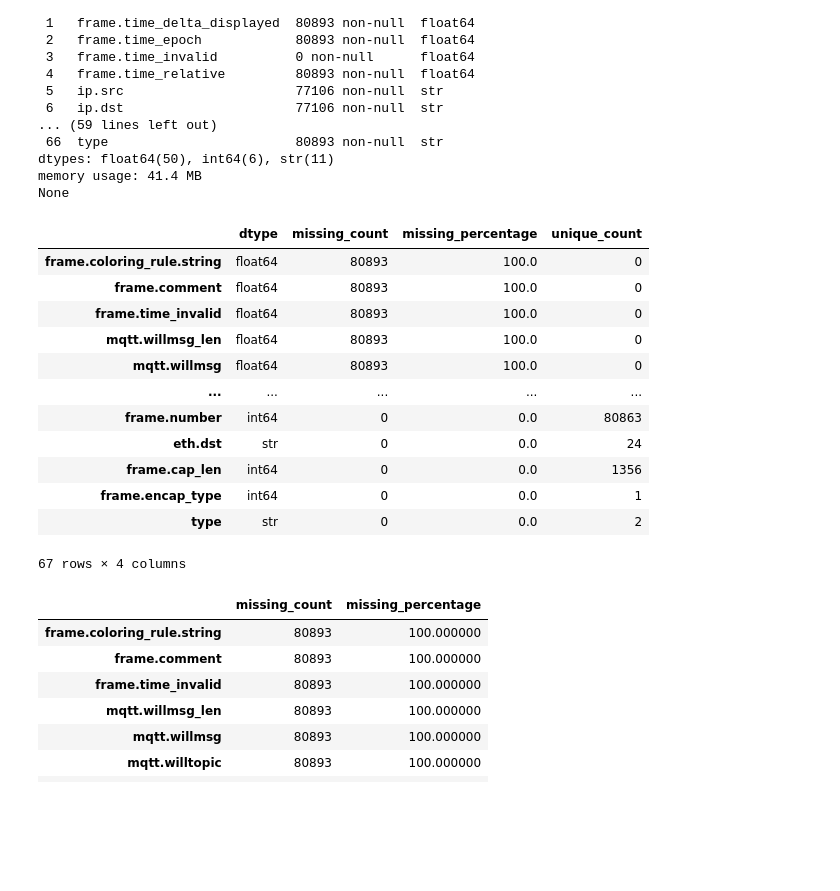
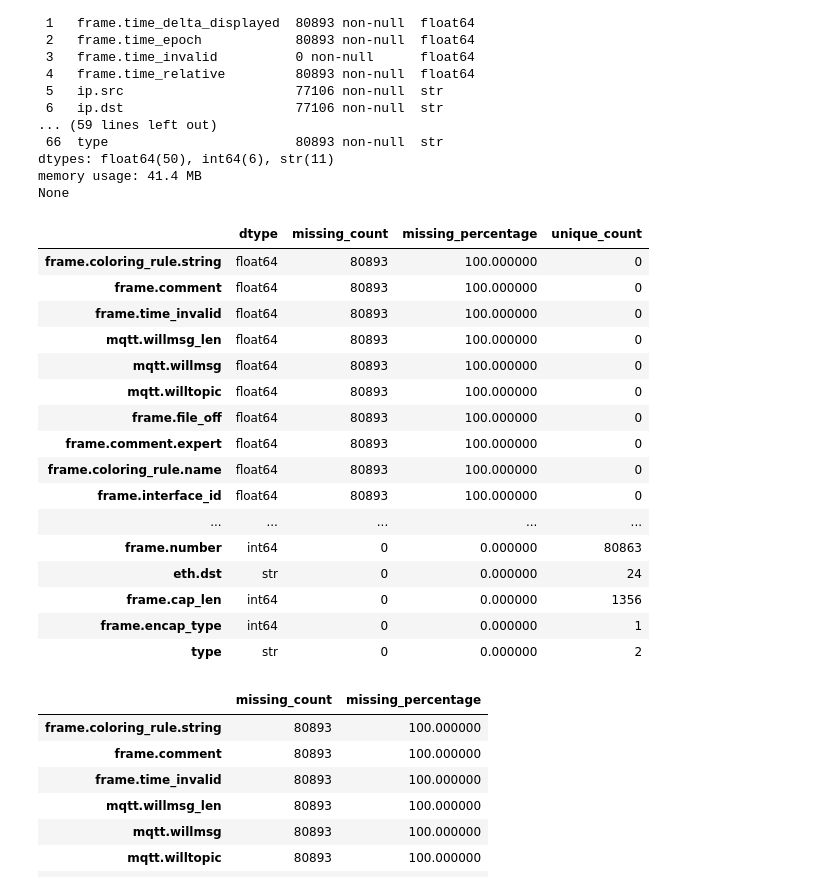
Before and after one commit to William-SWS/mqtt_exploration, a Jupyter notebook: notebooks/01_eda.ipynb, the cells around one changed output. Saved outputs shown, nothing was run; the diff lists cells and outputs as text; code cells hidden in the pictures; blank space fills up the shorter version.

```diff
--- a/notebooks/01_eda.ipynb
+++ b/notebooks/01_eda.ipynb
@@ -221,28 +221,33 @@ None
 # %%
 column_summary = (
       pd.DataFrame({
           "dtype": df_intrusion.dtypes,
           "missing_count": df_intrusion.isna().sum(),
           "missing_percentage": df_intrusion.isna().mean().mul(100),
           "unique_count": df_intrusion.nunique(dropna=True),
       })
       .sort_values("missing_percentage", ascending=False)
   )
-column_summary
+with pd.option_context("display.max_rows", None):
+    display(column_summary)
 # %% [output]
 |  | dtype | missing_count | missing_percentage | unique_count |
-| frame.coloring_rule.string | float64 | 80893 | 100.0 | 0 |
-| frame.comment | float64 | 80893 | 100.0 | 0 |
-| frame.time_invalid | float64 | 80893 | 100.0 | 0 |
-| mqtt.willmsg_len | float64 | 80893 | 100.0 | 0 |
-| mqtt.willmsg | float64 | 80893 | 100.0 | 0 |
+| frame.coloring_rule.string | float64 | 80893 | 100.000000 | 0 |
+| frame.comment | float64 | 80893 | 100.000000 | 0 |
+| frame.time_invalid | float64 | 80893 | 100.000000 | 0 |
+| mqtt.willmsg_len | float64 | 80893 | 100.000000 | 0 |
+| mqtt.willmsg | float64 | 80893 | 100.000000 | 0 |
+| mqtt.willtopic | float64 | 80893 | 100.000000 | 0 |
+| frame.file_off | float64 | 80893 | 100.000000 | 0 |
+| frame.comment.expert | float64 | 80893 | 100.000000 | 0 |
+| frame.coloring_rule.name | float64 | 80893 | 100.000000 | 0 |
+| frame.interface_id | float64 | 80893 | 100.000000 | 0 |
 | ... | ... | ... | ... | ... |
-| frame.number | int64 | 0 | 0.0 | 80863 |
-| eth.dst | str | 0 | 0.0 | 24 |
-| frame.cap_len | int64 | 0 | 0.0 | 1356 |
-| frame.encap_type | int64 | 0 | 0.0 | 1 |
-| type | str | 0 | 0.0 | 2 |
+| frame.number | int64 | 0 | 0.000000 | 80863 |
+| eth.dst | str | 0 | 0.000000 | 24 |
+| frame.cap_len | int64 | 0 | 0.000000 | 1356 |
+| frame.encap_type | int64 | 0 | 0.000000 | 1 |
+| type | str | 0 | 0.000000 | 2 |
-67 rows × 4 columns
 # %%
 missing_summary = (
     pd.DataFrame({
```
Also changed, not shown: 39 other files.
